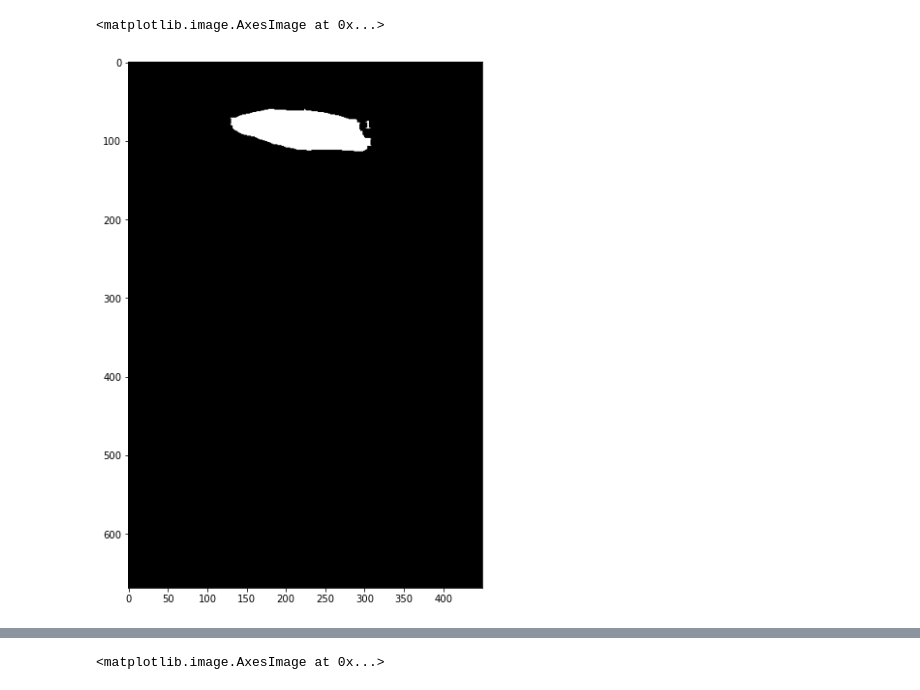
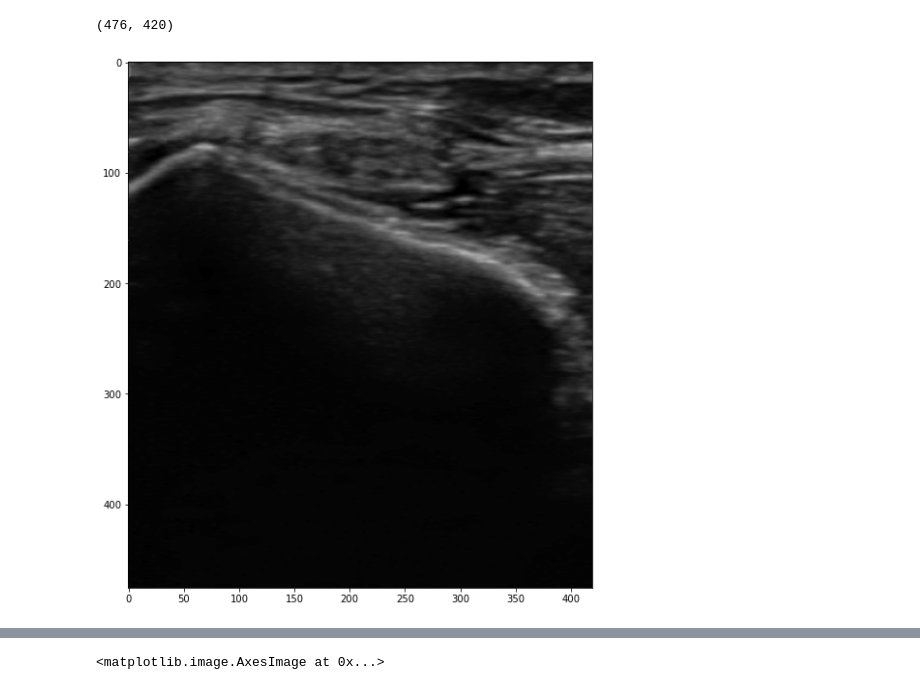
Before and after one commit to DongDong500/MUnetPlus, a Jupyter notebook: ImageProcess.ipynb, the cells around one changed output, grey strips where cells are left out. Cells and saved outputs as stored; diff of their text form; code cells hidden in the pictures.

```diff
--- a/ImageProcess.ipynb
+++ b/ImageProcess.ipynb
@@ -8,14 +14,18 @@ sample_01 = 'FH_I0000922_1_mask.bmp'
 sample_02 = 'FH_I0007729_mask.bmp'
 sample_03 = 'FN_I0007519_mask.bmp'
 sample_04 = 'FN_I0020375_mask.bmp'
-sample_05 = 'FN+1_I0013163_mask.bmp'
+sample_05 = 'FN+1_I0013163.bmp'
 # %%
-flist = sorted(os.listdir('/data/sdi/datasets/CPN/Masks'))
-img = os.path.join('/data/sdi/datasets/CPN/Masks/', sample_05)
+flist = sorted(os.listdir('/data/sdi/datasets/CPN_all/Masks'))
+img = os.path.join('/data/sdi/datasets/CPN_all/Images/', sample_05)
 
 image = Image.open(img).convert("L")
 plt.figure(figsize=(10,10))
 plt.imshow(image, cmap='gray')
+pic = image
+#torch.from_numpy( np.array( pic, dtype=np.float32).transpose(2, 0, 1) )
+#F.to_tensor(pic).size() # (1, 476, 420)
+#np.array(pic).shape # (476, 420)
 # %% [output]
-<matplotlib.image.AxesImage at 0x...>
+(476, 420)
-[figure, old version]
+[figure, new version]
```
Also changed, not shown: parts of 3 cells of this notebook, 2 other files.
